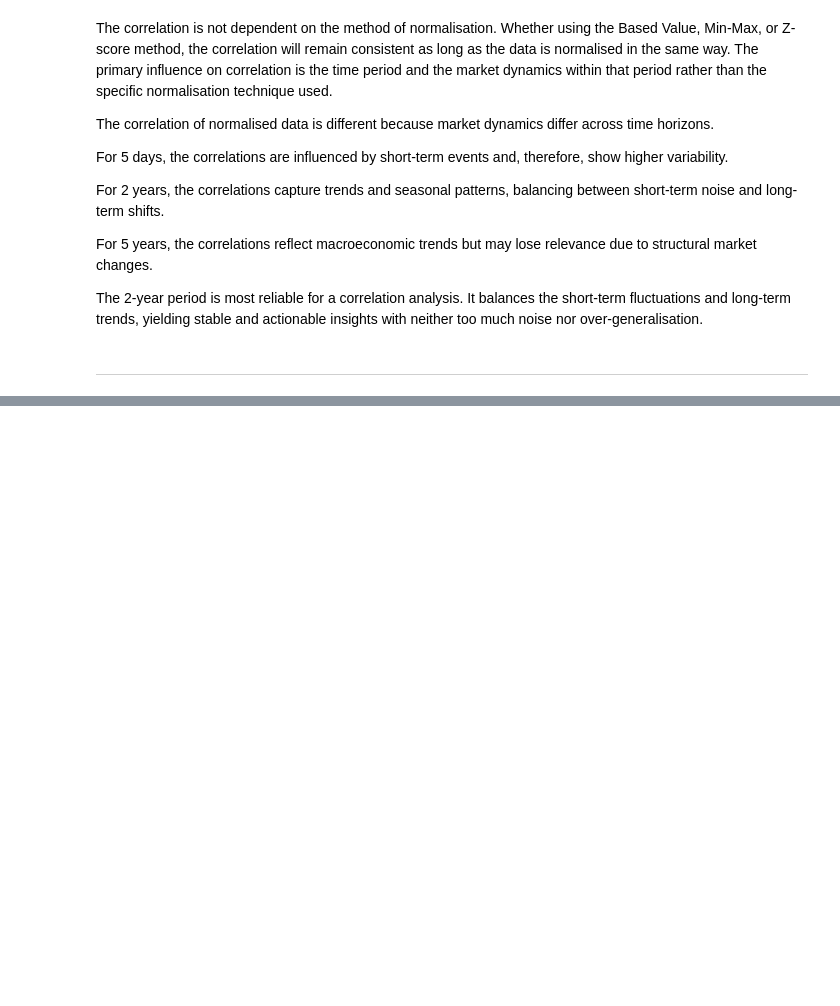
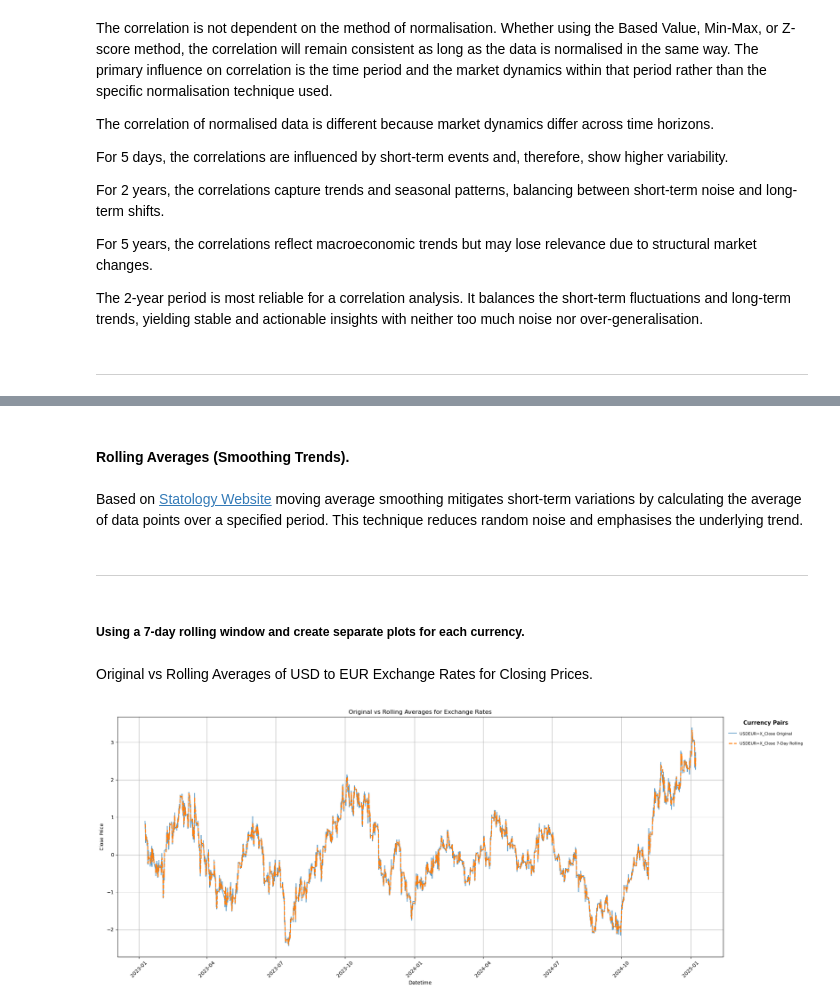
Before and after one commit to TomUszyn/PFDA-project, a Jupyter notebook: analysingCurrencyTrends.ipynb, the cells around one changed output, grey strips where cells are left out. Cells and saved outputs as stored; diff of their text form; code cells hidden in the pictures; blank space fills up the shorter version.

Commit message:
Added Function and using it to calculate and ploting rolling averages . Comment plots.

```diff
--- a/analysingCurrencyTrends.ipynb
+++ b/analysingCurrencyTrends.ipynb
@@ -884,0 +889,18 @@ The 2-year period is most reliable for a correlation analysis. It balances the s
+# %% [markdown]
+#### Rolling Averages (Smoothing Trends).
+# %% [markdown]
+Based on [Statology Website](https://www.statology.org/how-to-perform-moving-average-smoothing-on-time-series-data-in-python/#:~:text=Moving%20average%20smoothing%20reduces%20short%2Dterm%20fluctuations.) moving average smoothing mitigates short-term variations by calculating the average of data points over a specified period. This technique reduces random noise and emphasises the underlying trend.
+# %% [markdown]
+***
+# %% [markdown]
+##### Using a 7-day rolling window and create separate plots for each currency.
+# %% [markdown]
+Original vs Rolling Averages of USD to EUR Exchange Rates for Closing Prices.
+# %%
+# Example usage for a DataFrame with 'Close' prices and a range of window size 7
+plotOriginalAndRollingAverages(normalisedZscore2y,
+                               columns=['USDEUR=X_Close'],
+                               windowSizes=[7],  # Single window size, can be [7], [30], or any custom list
+                               title='Original vs Rolling Averages for Exchange Rates')
+# %% [output]
+[figure, added]
```
Also changed, not shown: parts of 46 cells of this notebook, 21 other files.
